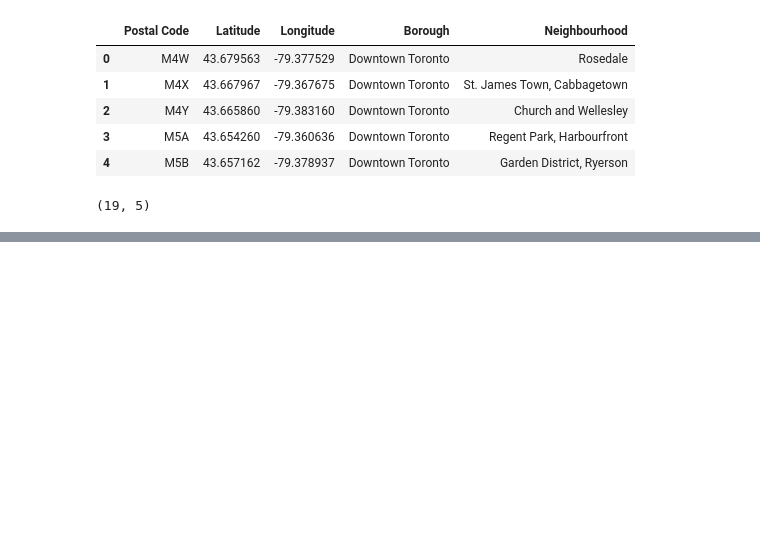
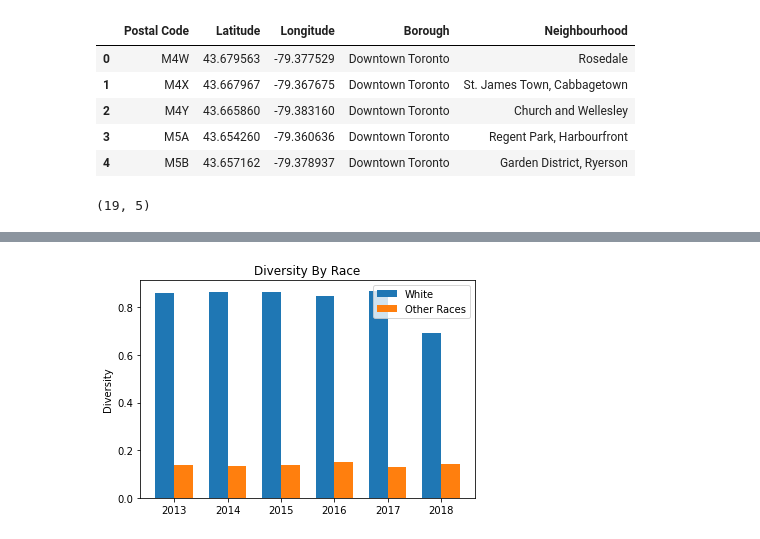
Before and after one commit to vandanaalamuru/Coursera-capstone, a Jupyter notebook: Capstone for Coursera Data Science project .ipynb, the cells around one changed output, grey strips where cells are left out. Saved outputs shown, nothing was run; the diff lists cells and outputs as text; code cells hidden in the pictures; blank space fills up the shorter version.

```diff
--- a/Capstone for Coursera Data Science project .ipynb
+++ b/Capstone for Coursera Data Science project .ipynb
@@ -271,0 +458,21 @@ map_DowntownToronto
+# %%
+#Montgomery County Demography
+
+N = 6
+White = (0.860505, 0.865724, 0.863681, 0.849317, 0.870179,0.693982)
+OtherRaces = (0.139495,0.134276, 0.136319, 0.150683, 0.129821, 0.142107)
+
+ind = np.arange(N)
+width = 0.35
+plt.bar(ind, White, width, label='White')
+plt.bar(ind + width, OtherRaces, width,
+    label='Other Races')
+
+plt.ylabel('Diversity')
+plt.title('Diversity By Race')
+
+plt.xticks(ind + width / 2, ('2013', '2014', '2015', '2016', '2017','2018'))
+plt.legend(loc='best')
+plt.show()
+# %% [output]
+[figure, added]
```
Also changed, not shown: parts of 35 cells of this notebook.
